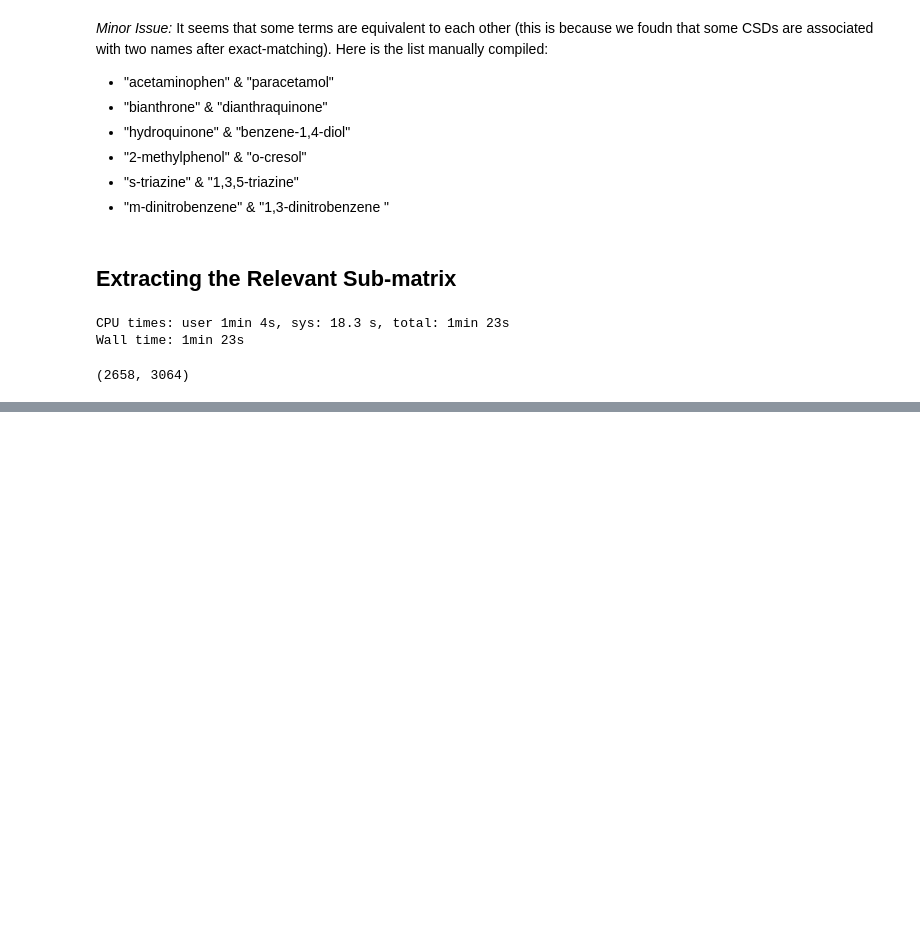
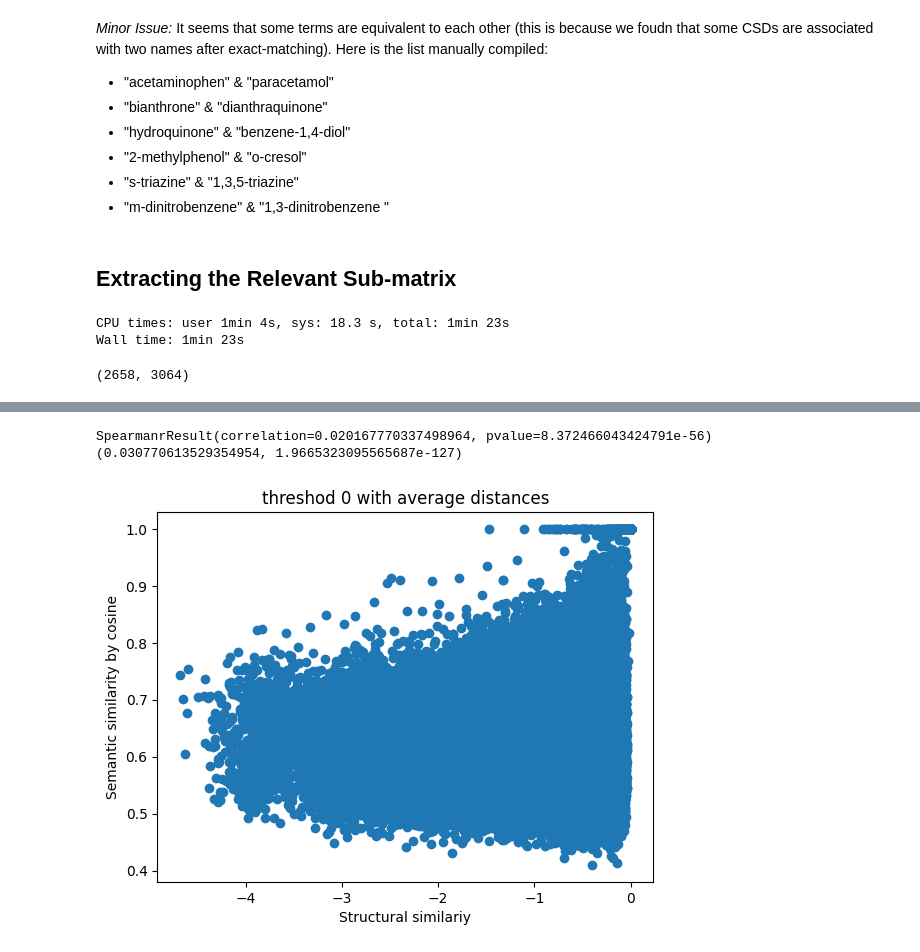
Before and after one commit to LyuZejian/CrystalEmbedding, a Jupyter notebook: Extract_Distance_Submatrix.ipynb, the cells around one changed output, grey strips where cells are left out. Drawn from its saved outputs; the diff is of its cells as text; code cells hidden in the pictures; blank space fills up the shorter version.

```diff
--- a/Extract_Distance_Submatrix.ipynb
+++ b/Extract_Distance_Submatrix.ipynb
@@ -202,0 +372,6 @@ submat=pd.read_csv('./data_c/mst_dists_submatrix.csv')
+# %%
+scatter_matrix(semi_simi_df, str_simi_df, m=2)
+# %% [output]
+SpearmanrResult(correlation=0.020167770337498964, pvalue=8.372466043424791e-56)
+(0.030770613529354954, 1.9665323095565687e-127)
+[figure, added]
```
Also changed, not shown: parts of 28 cells of this notebook, 2 other files.
